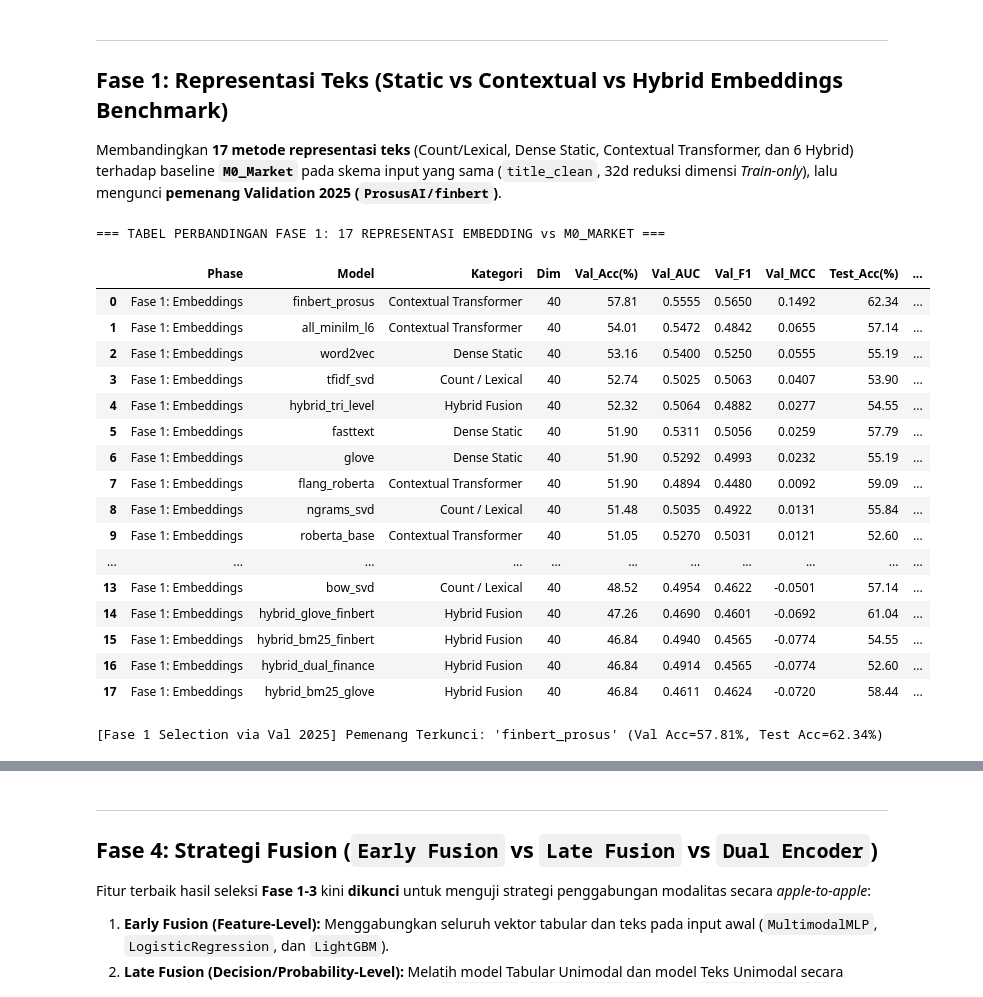
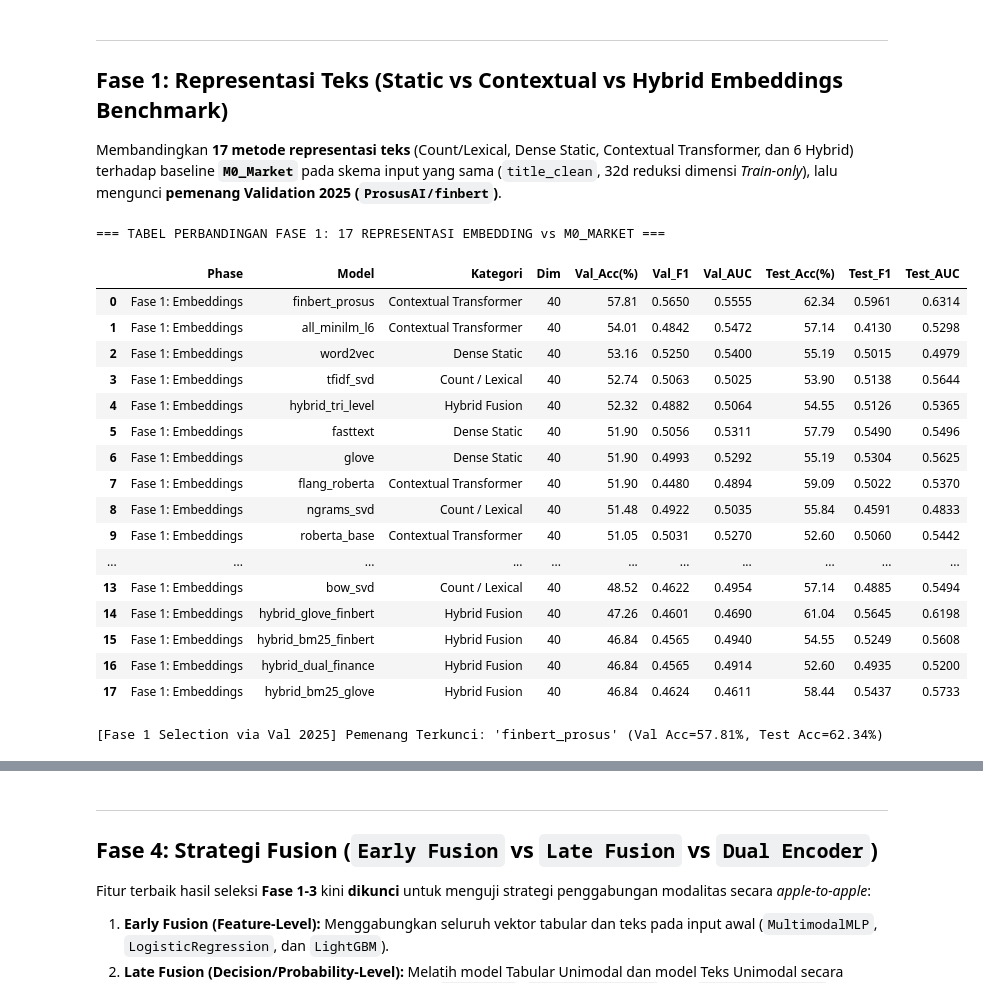
Before and after one commit to Exuvialist/NLP-Project, a Jupyter notebook: notebook/11_full_5phase_nlp_fusion_pipeline_standalone.ipynb, the cells around one changed output, grey strips where cells are left out. Cells and saved outputs as stored; diff of their text form; code cells hidden in the pictures.

```diff
--- a/notebook/11_full_5phase_nlp_fusion_pipeline_standalone.ipynb
+++ b/notebook/11_full_5phase_nlp_fusion_pipeline_standalone.ipynb
@@ -939,54 +721,52 @@ phase1_reps['hybrid_tri_level'] = ('Hybrid Fusion', np.hstack([
 ]))
 phase1_reps['hybrid_all_combined'] = ('Hybrid Fusion', np.hstack([
     reduce_pca_train_only(lex_reps['bm25_svd'], 7, train_mask),
     reduce_pca_train_only(static_raw['glove'], 6, train_mask),
     reduce_pca_train_only(static_raw['fasttext'], 6, train_mask),
     reduce_pca_train_only(ctx_raw['finbert_prosus'], 7, train_mask),
     reduce_pca_train_only(ctx_raw['flang_roberta'], 6, train_mask),
 ]))
 
 fase1_rows = [
-    make_comparison_row('Fase 1: Embeddings', 'M0_Market (Baseline)', 'Baseline Pasar', X_market.shape[1],
-                        res_m0, m0_val_acc, m0_test_acc, None, y_test)
+    make_comparison_row('Fase 1: Embeddings', 'M0_Market (Baseline)', 'Baseline Pasar', X_market.shape[1], res_m0)
 ]
 for name, (cat, mat) in phase1_reps.items():
     X_in = np.hstack([X_market, mat])
     r = fit_predict_mlp(X_in, y, train_mask, val_mask, test_mask)
     fase1_rows.append(
-        make_comparison_row('Fase 1: Embeddings', name, cat, X_in.shape[1],
-                            r, m0_val_acc, m0_test_acc, m0_test_preds, y_test)
+        make_comparison_row('Fase 1: Embeddings', name, cat, X_in.shape[1], r)
     )
 
 df_fase1 = pd.DataFrame(fase1_rows)
 df_fase1.to_csv(REPORTS_DIR / 'pipeline5_fase1_embeddings.csv', index=False)
 
 # Selection strictly on Validation 2025
 cand_f1 = df_fase1[df_fase1['Model'] != 'M0_Market (Baseline)'].sort_values(['Val_Acc(%)', 'Val_AUC'], ascending=False)
 fase1_winner = cand_f1.iloc[0]['Model']
 
 print("=== TABEL PERBANDINGAN FASE 1: 17 REPRESENTASI EMBEDDING vs M0_MARKET ===")
 display(df_fase1.sort_values(['Val_Acc(%)', 'Val_AUC'], ascending=False).reset_index(drop=True))
 print(f"\n[Fase 1 Selection via Val 2025] Pemenang Terkunci: '{fase1_winner}' "
       f"(Val Acc={cand_f1.iloc[0]['Val_Acc(%)']:.2f}%, Test Acc={cand_f1.iloc[0]['Test_Acc(%)']:.2f}%)")
 # %% [output]
 === TABEL PERBANDINGAN FASE 1: 17 REPRESENTASI EMBEDDING vs M0_MARKET ===
-|  | Phase | Model | Kategori | Dim | Val_Acc(%) | Val_AUC | Val_F1 | Val_MCC | Test_Acc(%) | ... |
-| 0 | Fase 1: Embeddings | finbert_prosus | Contextual Transformer | 40 | 57.81 | 0.5555 | 0.5650 | 0.1492 | 62.34 | ... |
-| 1 | Fase 1: Embeddings | all_minilm_l6 | Contextual Transformer | 40 | 54.01 | 0.5472 | 0.4842 | 0.0655 | 57.14 | ... |
-| 2 | Fase 1: Embeddings | word2vec | Dense Static | 40 | 53.16 | 0.5400 | 0.5250 | 0.0555 | 55.19 | ... |
-| 3 | Fase 1: Embeddings | tfidf_svd | Count / Lexical | 40 | 52.74 | 0.5025 | 0.5063 | 0.0407 | 53.90 | ... |
-| 4 | Fase 1: Embeddings | hybrid_tri_level | Hybrid Fusion | 40 | 52.32 | 0.5064 | 0.4882 | 0.0277 | 54.55 | ... |
-| 5 | Fase 1: Embeddings | fasttext | Dense Static | 40 | 51.90 | 0.5311 | 0.5056 | 0.0259 | 57.79 | ... |
-| 6 | Fase 1: Embeddings | glove | Dense Static | 40 | 51.90 | 0.5292 | 0.4993 | 0.0232 | 55.19 | ... |
-| 7 | Fase 1: Embeddings | flang_roberta | Contextual Transformer | 40 | 51.90 | 0.4894 | 0.4480 | 0.0092 | 59.09 | ... |
-| 8 | Fase 1: Embeddings | ngrams_svd | Count / Lexical | 40 | 51.48 | 0.5035 | 0.4922 | 0.0131 | 55.84 | ... |
-| 9 | Fase 1: Embeddings | roberta_base | Contextual Transformer | 40 | 51.05 | 0.5270 | 0.5031 | 0.0121 | 52.60 | ... |
+|  | Phase | Model | Kategori | Dim | Val_Acc(%) | Val_F1 | Val_AUC | Test_Acc(%) | Test_F1 | Test_AUC |
+| 0 | Fase 1: Embeddings | finbert_prosus | Contextual Transformer | 40 | 57.81 | 0.5650 | 0.5555 | 62.34 | 0.5961 | 0.6314 |
+| 1 | Fase 1: Embeddings | all_minilm_l6 | Contextual Transformer | 40 | 54.01 | 0.4842 | 0.5472 | 57.14 | 0.4130 | 0.5298 |
+| 2 | Fase 1: Embeddings | word2vec | Dense Static | 40 | 53.16 | 0.5250 | 0.5400 | 55.19 | 0.5015 | 0.4979 |
+| 3 | Fase 1: Embeddings | tfidf_svd | Count / Lexical | 40 | 52.74 | 0.5063 | 0.5025 | 53.90 | 0.5138 | 0.5644 |
+| 4 | Fase 1: Embeddings | hybrid_tri_level | Hybrid Fusion | 40 | 52.32 | 0.4882 | 0.5064 | 54.55 | 0.5126 | 0.5365 |
+| 5 | Fase 1: Embeddings | fasttext | Dense Static | 40 | 51.90 | 0.5056 | 0.5311 | 57.79 | 0.5490 | 0.5496 |
+| 6 | Fase 1: Embeddings | glove | Dense Static | 40 | 51.90 | 0.4993 | 0.5292 | 55.19 | 0.5304 | 0.5625 |
+| 7 | Fase 1: Embeddings | flang_roberta | Contextual Transformer | 40 | 51.90 | 0.4480 | 0.4894 | 59.09 | 0.5022 | 0.5370 |
+| 8 | Fase 1: Embeddings | ngrams_svd | Count / Lexical | 40 | 51.48 | 0.4922 | 0.5035 | 55.84 | 0.4591 | 0.4833 |
+| 9 | Fase 1: Embeddings | roberta_base | Contextual Transformer | 40 | 51.05 | 0.5031 | 0.5270 | 52.60 | 0.5060 | 0.5442 |
 | ... | ... | ... | ... | ... | ... | ... | ... | ... | ... | ... |
-| 13 | Fase 1: Embeddings | bow_svd | Count / Lexical | 40 | 48.52 | 0.4954 | 0.4622 | -0.0501 | 57.14 | ... |
-| 14 | Fase 1: Embeddings | hybrid_glove_finbert | Hybrid Fusion | 40 | 47.26 | 0.4690 | 0.4601 | -0.0692 | 61.04 | ... |
-| 15 | Fase 1: Embeddings | hybrid_bm25_finbert | Hybrid Fusion | 40 | 46.84 | 0.4940 | 0.4565 | -0.0774 | 54.55 | ... |
-| 16 | Fase 1: Embeddings | hybrid_dual_finance | Hybrid Fusion | 40 | 46.84 | 0.4914 | 0.4565 | -0.0774 | 52.60 | ... |
-| 17 | Fase 1: Embeddings | hybrid_bm25_glove | Hybrid Fusion | 40 | 46.84 | 0.4611 | 0.4624 | -0.0720 | 58.44 | ... |
+| 13 | Fase 1: Embeddings | bow_svd | Count / Lexical | 40 | 48.52 | 0.4622 | 0.4954 | 57.14 | 0.4885 | 0.5494 |
+| 14 | Fase 1: Embeddings | hybrid_glove_finbert | Hybrid Fusion | 40 | 47.26 | 0.4601 | 0.4690 | 61.04 | 0.5645 | 0.6198 |
+| 15 | Fase 1: Embeddings | hybrid_bm25_finbert | Hybrid Fusion | 40 | 46.84 | 0.4565 | 0.4940 | 54.55 | 0.5249 | 0.5608 |
+| 16 | Fase 1: Embeddings | hybrid_dual_finance | Hybrid Fusion | 40 | 46.84 | 0.4565 | 0.4914 | 52.60 | 0.4935 | 0.5200 |
+| 17 | Fase 1: Embeddings | hybrid_bm25_glove | Hybrid Fusion | 40 | 46.84 | 0.4624 | 0.4611 | 58.44 | 0.5437 | 0.5733 |
 [Fase 1 Selection via Val 2025] Pemenang Terkunci: 'finbert_prosus' (Val Acc=57.81%, Test Acc=62.34%)
 # %% [markdown]
 ---
```
Also changed, not shown: parts of 14 cells of this notebook, 13 other files.
